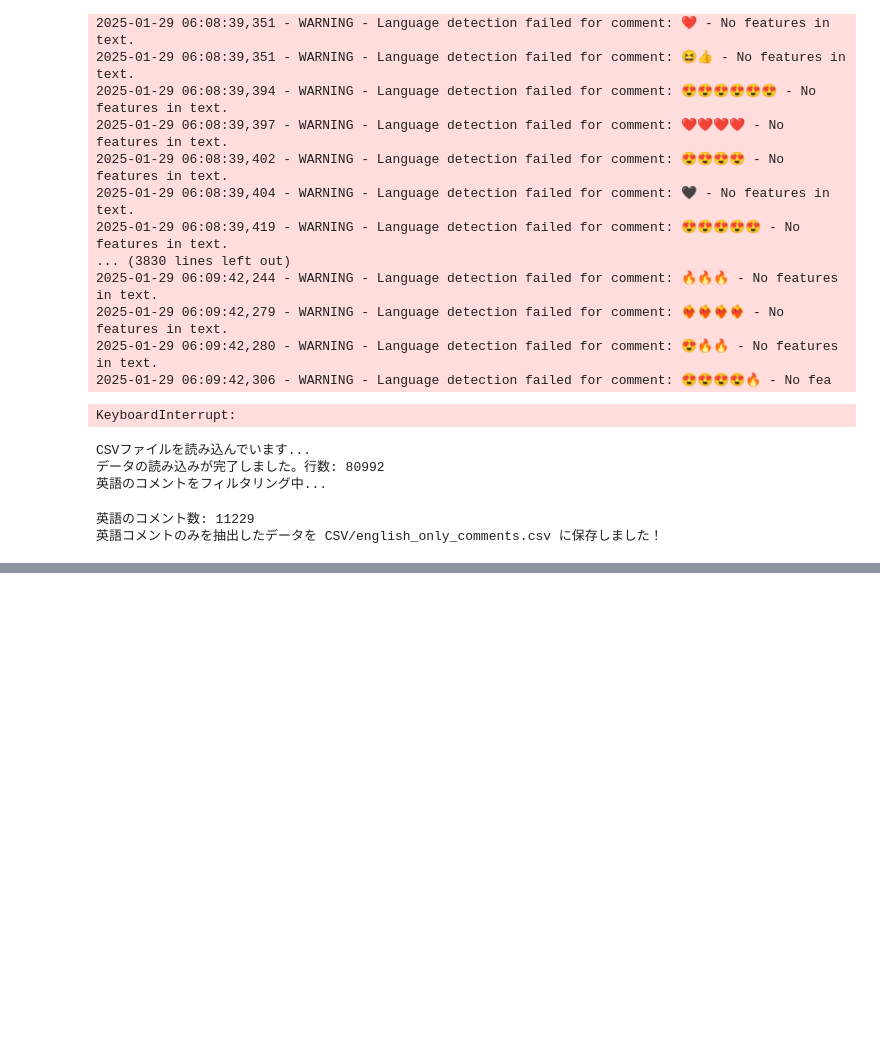
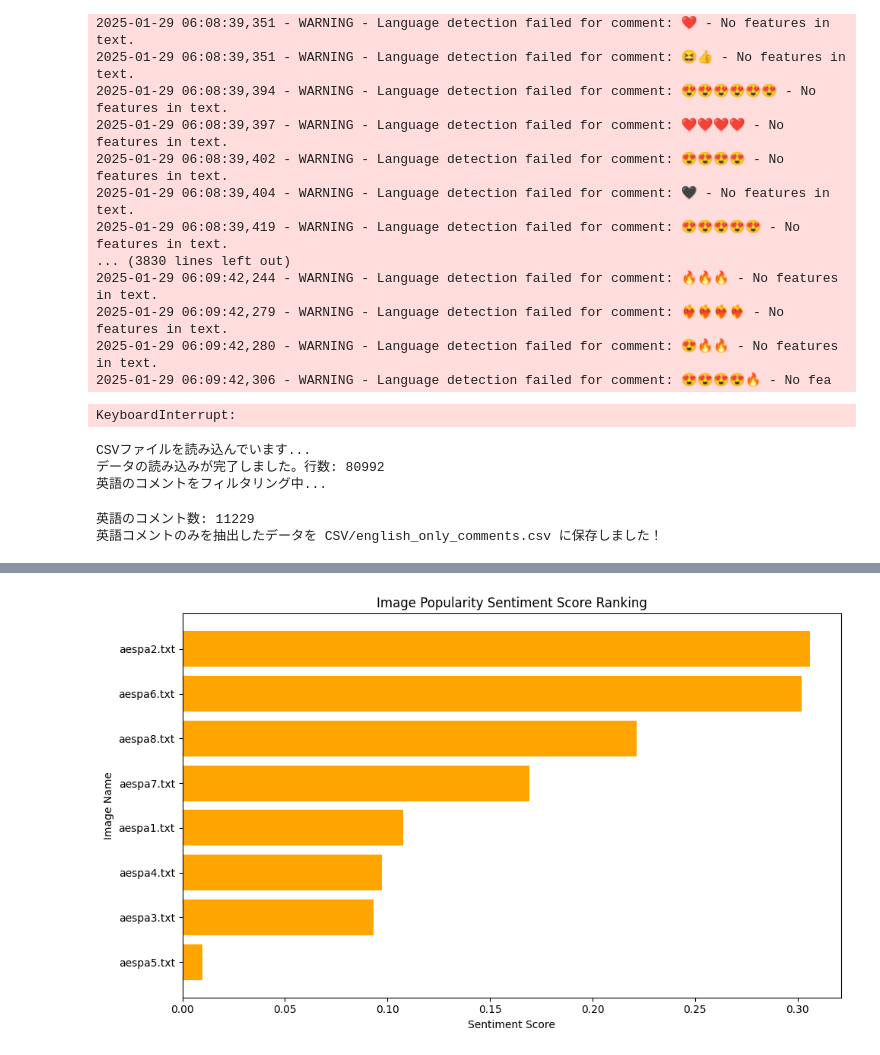
Before and after one commit to DanGaRa215/-b1, a Jupyter notebook: コメント抽出.ipynb, the cells around one changed output, grey strips where cells are left out. Drawn from its saved outputs; the diff is of its cells as text; code cells hidden in the pictures; blank space fills up the shorter version.

```diff
--- a/コメント抽出.ipynb
+++ b/コメント抽出.ipynb
@@ -228,0 +273,15 @@ CSVファイルを読み込んでいます...
+# %%
+# 画像ごとの平均スコアを計算
+image_sentiment = data.groupby('Image Name')['Sentiment Score'].mean().reset_index()
+
+# 人気/不人気を分類
+image_sentiment['Category'] = image_sentiment['Sentiment Score'].apply(
+    lambda x: 'Popular' if x > 0 else 'Unpopular' if x < 0 else 'Neutral'
+)
+
+# 結果
+print(image_sentiment)
+
+# 結果をCSVに保存
+image_sentiment.to_csv("image_sentiment_summary.csv", index=False, encoding="utf-8")
+print("Image sentiment summary saved to 'image_sentiment_summary.csv'")
@@ -228,0 +299,10 @@ CSVファイルを読み込んでいます...
+# %%
+# ランキングを計算
+image_sentiment['Rank'] = image_sentiment['Sentiment Score'].rank(ascending=False, method='dense')
+
+# 人気度ランキングをスコアの降順に並べ替え
+image_sentiment_sorted = image_sentiment.sort_values(by='Sentiment Score', ascending=False)
+
+# 全ランキングを表示
+print("Full Popularity Ranking:")
+print(image_sentiment_sorted)
@@ -228,0 +321,22 @@ CSVファイルを読み込んでいます...
+# %%
+import matplotlib.pyplot as plt
+
+# 必要に応じてランキングのデータを再計算
+image_sentiment['Rank'] = image_sentiment['Sentiment Score'].rank(ascending=False, method='dense')
+image_sentiment_sorted = image_sentiment.sort_values(by='Sentiment Score', ascending=False)
+
+# グラフ描画用のデータ準備
+image_names = image_sentiment_sorted['Image Name']
+scores = image_sentiment_sorted['Sentiment Score']
+
+# 棒グラフの作成（ランキング順）
+plt.figure(figsize=(10, 6))
+plt.barh(image_names, scores, color='orange')
+plt.xlabel('Sentiment Score')
+plt.ylabel('Image Name')
+plt.title('Image Popularity Sentiment Score Ranking')
+plt.gca().invert_yaxis()  # 上位を上にする
+plt.tight_layout()
+plt.show()
+# %% [output]
+[figure, added]
```
Also changed, not shown: parts of 3 cells of this notebook, 1 other file.
